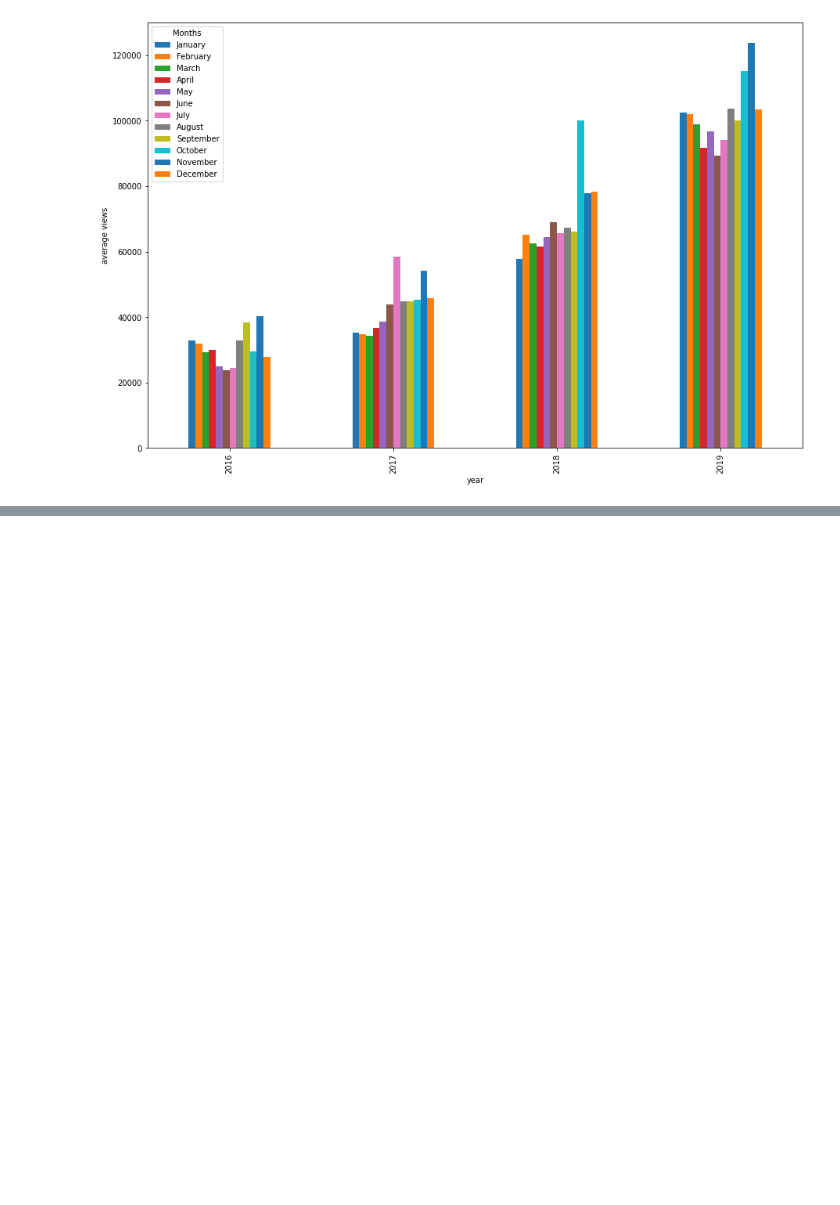
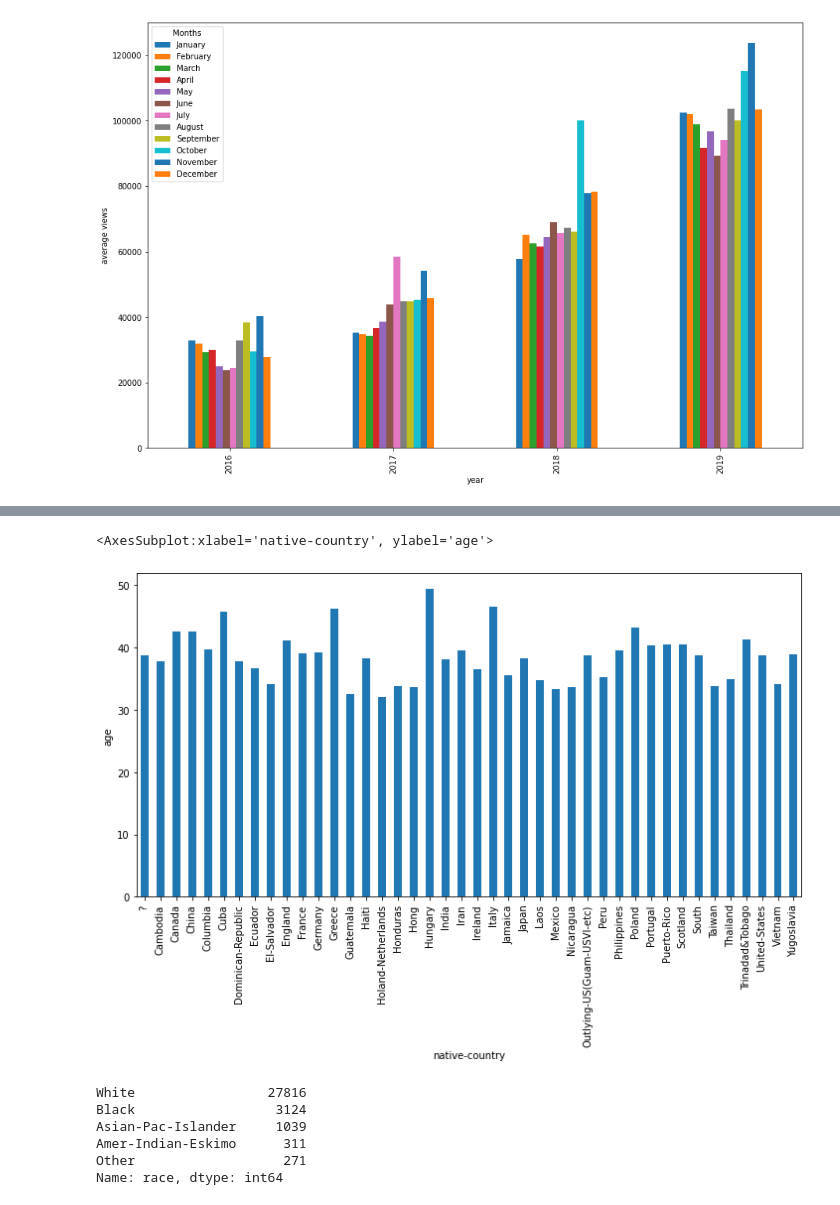
Before and after one commit to DataBadger/PracticeModels, a Jupyter notebook: DataAnalysis/Plots.ipynb, the cells around one changed output, grey strips where cells are left out. Saved outputs shown, nothing was run; the diff lists cells and outputs as text; code cells hidden in the pictures; blank space fills up the shorter version.

```diff
--- a/DataAnalysis/Plots.ipynb
+++ b/DataAnalysis/Plots.ipynb
@@ -57,3 +57,5 @@ df_bar.plot(xlabel='year', ylabel = 'average views',kind='bar', legend=True, fig
 # %% [output]
 <matplotlib.legend.Legend at 0x...>
 [figure]
+# %%
+df1 = pd.read_csv('C:\\Users\\Sasha\\Desktop\\Py\\Git\\PracticeModels\\DataAnalysis\\repl.csv')
@@ -59,0 +100,7 @@ df_bar.plot(xlabel='year', ylabel = 'average views',kind='bar', legend=True, fig
+# %%
+df_plot = df1.groupby(['native-country'])['age'].mean()
+# %%
+df_plot.plot(kind='bar', figsize=(12,6),ylabel='age')
+# %% [output]
+<AxesSubplot:xlabel='native-country', ylabel='age'>
+[figure, added]
@@ -59,0 +109,9 @@ df_bar.plot(xlabel='year', ylabel = 'average views',kind='bar', legend=True, fig
+# %%
+df_plot1.head()
+# %% [output]
+White                 27816
+Black                  3124
+Asian-Pac-Islander     1039
+Amer-Indian-Eskimo      311
+Other                   271
+Name: race, dtype: int64
```
Also changed, not shown: parts of 8 cells of this notebook.
